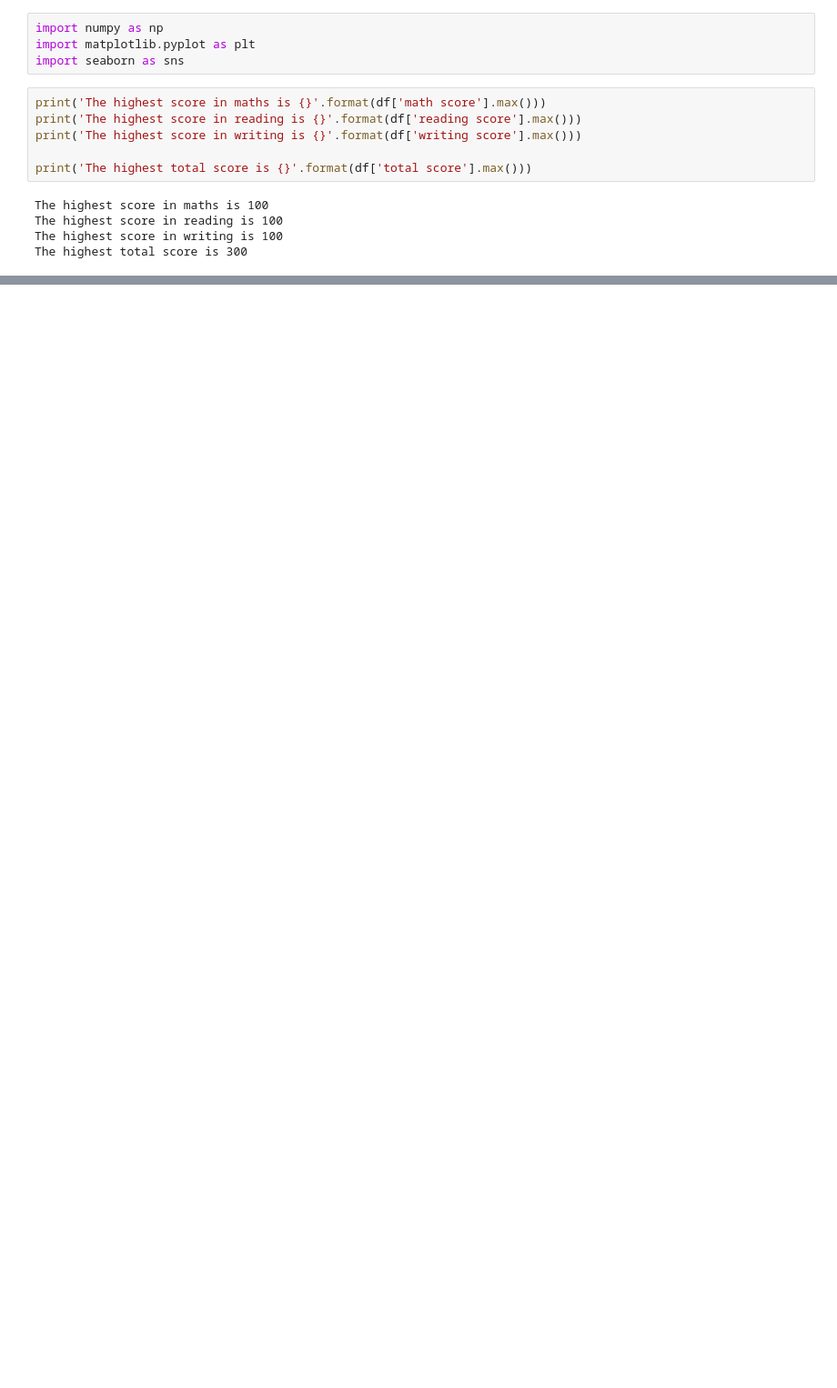
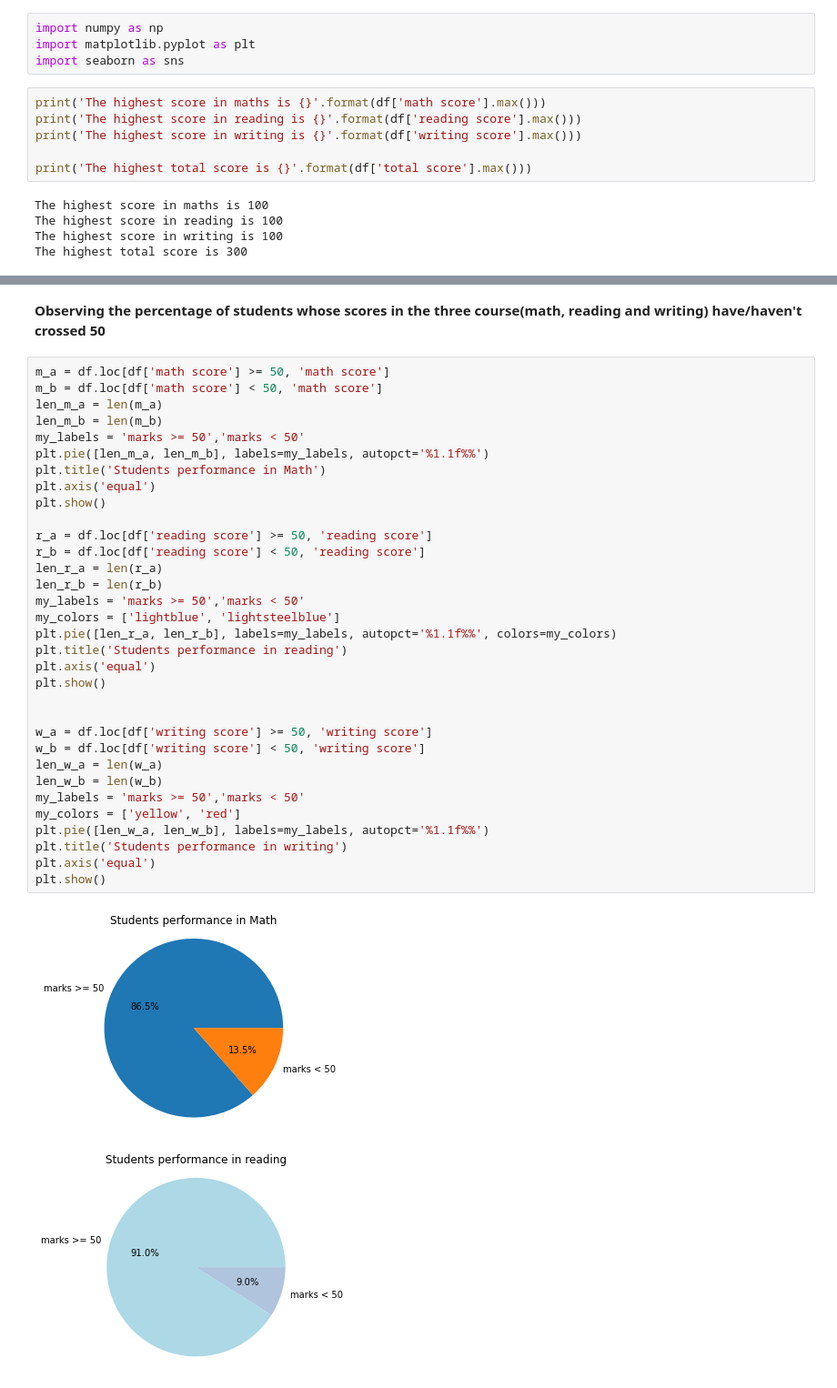
Before and after one commit to rusheel98/EDA-on-students-performance-in-exams-dataset, a Jupyter notebook: student-performance-in-exams.ipynb, the cells around one changed output, grey strips where cells are left out. Shown at 91% size. Cells and saved outputs as stored; diff of their text form; blank space fills up the shorter version.

Commit message:
added more visualization graphs and null value check columnwise

```diff
--- a/student-performance-in-exams.ipynb
+++ b/student-performance-in-exams.ipynb
@@ -63,0 +95,38 @@ print('The average score in total is {}'.format(np.mean(df['total score'])))
+# %% [markdown]
+**Observing the percentage of students whose scores in the three course(math, reading and writing) have/haven't crossed 50**
+# %%
+m_a = df.loc[df['math score'] >= 50, 'math score']
+m_b = df.loc[df['math score'] < 50, 'math score']
+len_m_a = len(m_a)
+len_m_b = len(m_b)
+my_labels = 'marks >= 50','marks < 50'
+plt.pie([len_m_a, len_m_b], labels=my_labels, autopct='%1.1f%%')
+plt.title('Students performance in Math')
+plt.axis('equal')
+plt.show()
+
+r_a = df.loc[df['reading score'] >= 50, 'reading score']
+r_b = df.loc[df['reading score'] < 50, 'reading score']
+len_r_a = len(r_a)
+len_r_b = len(r_b)
+my_labels = 'marks >= 50','marks < 50'
+my_colors = ['lightblue', 'lightsteelblue']
+plt.pie([len_r_a, len_r_b], labels=my_labels, autopct='%1.1f%%', colors=my_colors)
+plt.title('Students performance in reading')
+plt.axis('equal')
+plt.show()
+
+
+w_a = df.loc[df['writing score'] >= 50, 'writing score']
+w_b = df.loc[df['writing score'] < 50, 'writing score']
+len_w_a = len(w_a)
+len_w_b = len(w_b)
+my_labels = 'marks >= 50','marks < 50'
+my_colors = ['yellow', 'red']
+plt.pie([len_w_a, len_w_b], labels=my_labels, autopct='%1.1f%%')
+plt.title('Students performance in writing')
+plt.axis('equal')
+plt.show()
+# %% [output]
+[figure, added]
+[figure, added]
```
Also changed, not shown: parts of 11 cells of this notebook.
